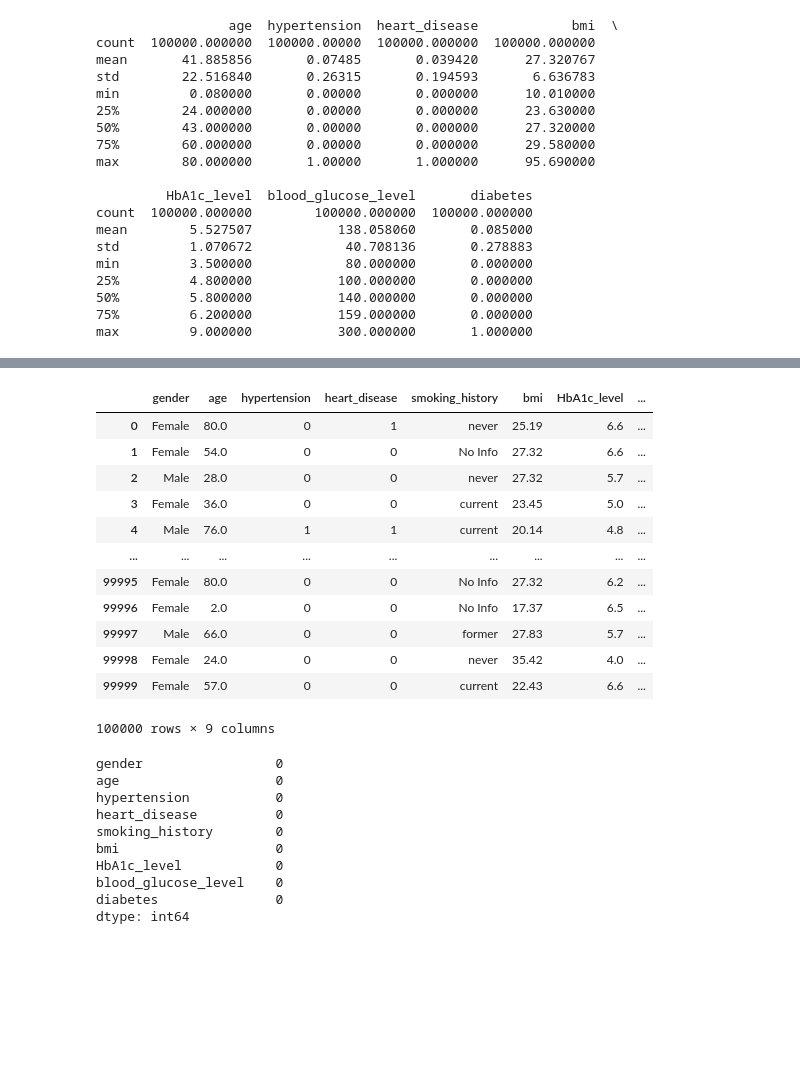
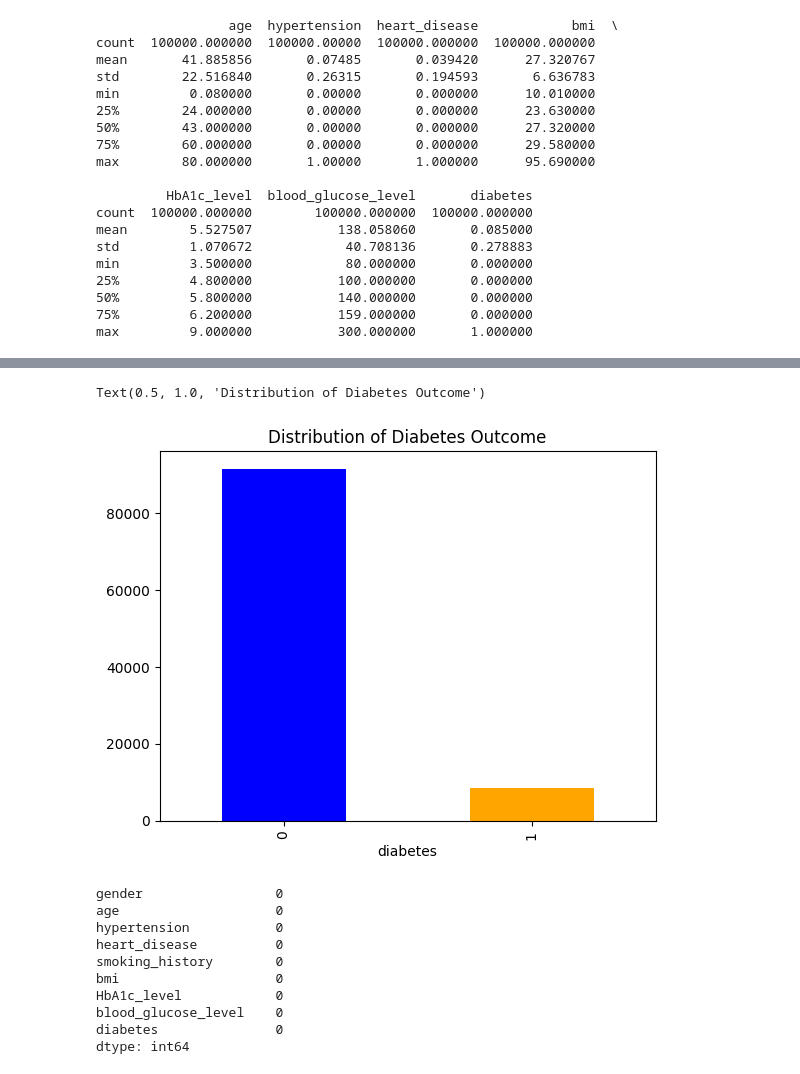
Before and after one commit to cenixeriadev/DiabetesPredictorWeb, a Jupyter notebook: models-ri-ml/prueba.ipynb, the cells around one changed output, grey strips where cells are left out. Cells and saved outputs as stored; diff of their text form; code cells hidden in the pictures; blank space fills up the shorter version.

```diff
--- a/models-ri-ml/prueba.ipynb
+++ b/models-ri-ml/prueba.ipynb
@@ -34,19 +53,9 @@ max         9.000000           300.000000       1.000000
 # %%
-df
+df['diabetes'].value_counts().plot(kind='bar', color=['blue', 'orange'])
+plt.title('Distribution of Diabetes Outcome')
 # %% [output]
-|  | gender | age | hypertension | heart_disease | smoking_history | bmi | HbA1c_level | ... |
-| 0 | Female | 80.0 | 0 | 1 | never | 25.19 | 6.6 | ... |
-| 1 | Female | 54.0 | 0 | 0 | No Info | 27.32 | 6.6 | ... |
-| 2 | Male | 28.0 | 0 | 0 | never | 27.32 | 5.7 | ... |
-| 3 | Female | 36.0 | 0 | 0 | current | 23.45 | 5.0 | ... |
-| 4 | Male | 76.0 | 1 | 1 | current | 20.14 | 4.8 | ... |
-| ... | ... | ... | ... | ... | ... | ... | ... | ... |
-| 99995 | Female | 80.0 | 0 | 0 | No Info | 27.32 | 6.2 | ... |
-| 99996 | Female | 2.0 | 0 | 0 | No Info | 17.37 | 6.5 | ... |
-| 99997 | Male | 66.0 | 0 | 0 | former | 27.83 | 5.7 | ... |
-| 99998 | Female | 24.0 | 0 | 0 | never | 35.42 | 4.0 | ... |
-| 99999 | Female | 57.0 | 0 | 0 | current | 22.43 | 6.6 | ... |
-100000 rows × 9 columns
+Text(0.5, 1.0, 'Distribution of Diabetes Outcome')
+[figure, added]
 # %%
 df.isnull().sum()
 # %% [output]
```
Also changed, not shown: parts of 16 cells of this notebook.
